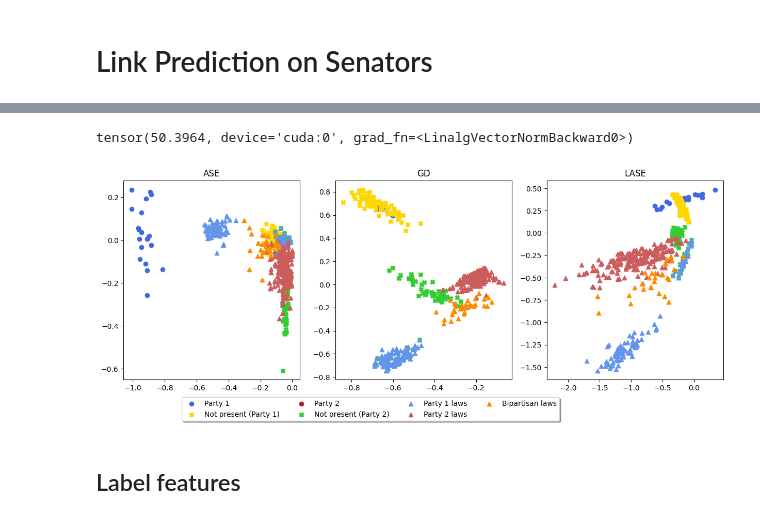
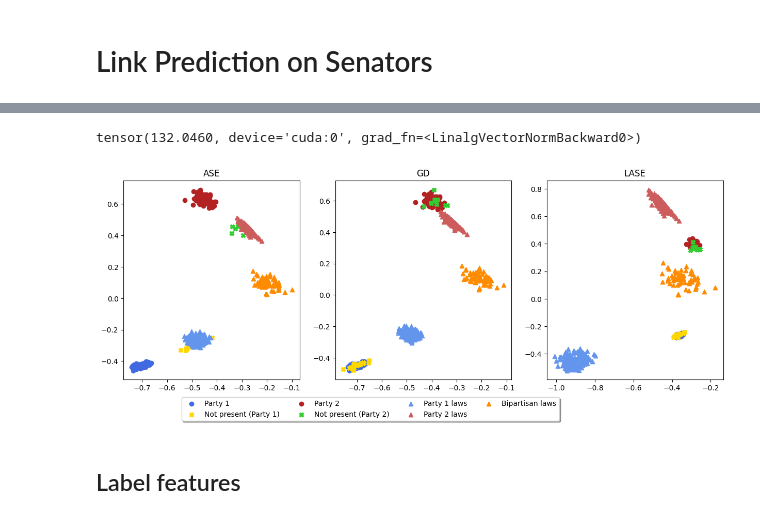
Before and after one commit to sofiperez91/LASE, a Jupyter notebook: notebooks/bipartite_link_prediction.ipynb, the cells around one changed output, grey strips where cells are left out. Drawn from its saved outputs; the diff is of its cells as text; code cells hidden in the pictures.

```diff
--- a/notebooks/bipartite_link_prediction.ipynb
+++ b/notebooks/bipartite_link_prediction.ipynb
@@ -279,40 +320,44 @@ loss = torch.norm((out@Q@out.T - to_dense_adj(edge_index).squeeze(0))*mask)
 print(loss)
 x_glase = out.detach().to('cpu')
 x_ase = x_ase.to('cpu')
+
+from models.SVD_truncate import align_Xs
+x_grdpg = align_Xs(x_grdpg, x_ase)
+x_glase = align_Xs(x_glase, x_ase)
 
 
 fig, axes = plt.subplots(1, 3, figsize =(15,5))
 axes[0].scatter(x_ase[n_P1_np:n_P1,0],x_ase[n_P1_np:n_P1,2], c='royalblue',marker='o',label='Party 1')
 axes[0].scatter(x_ase[:n_P1_np,0],x_ase[:n_P1_np,2], c='gold',marker='X',label='Not present (Party 1)')
 axes[0].scatter(x_ase[n_P1+n_P2_np:n_P1+n_P2,0],x_ase[n_P1+n_P2_np:n_P1+n_P2,2], c='firebrick',marker='o',label='Party 2')
 axes[0].scatter(x_ase[n_P1:n_P1+n_P2_np,0],x_ase[n_P1:n_P1+n_P2_np,2], c='limegreen',marker='X',label='Not present (Party 2)')
 axes[0].scatter(x_ase[n_P1+n_P2:n_P1+n_P2+n_L1,0],x_ase[n_P1+n_P2:n_P1+n_P2+n_L1,2], c='cornflowerblue',marker='^',label='Party 1 laws')
 axes[0].scatter(x_ase[n_P1+n_P2+n_L1:n_P1+n_P2+n_L1+n_L2,0],x_ase[n_P1+n_P2+n_L1:n_P1+n_P2+n_L1+n_L2,2],c='indianred',marker='^',label='Party 2 laws')
 axes[0].scatter(x_ase[n_P1+n_P2+n_L1+n_L2:,0],x_ase[n_P1+n_P2+n_L1+n_L2:,2],c='darkorange',marker='^',label='Bipartisan laws')
 axes[0].set_title('ASE')
 
 axes[1].scatter(x_grdpg[n_P1_np:n_P1,0],x_grdpg[n_P1_np:n_P1,2], c='royalblue',marker='o',label='Party 1')
 axes[1].scatter(x_grdpg[:n_P1_np,0],x_grdpg[:n_P1_np,2], c='gold',marker='X',label='Not present (Party 1)')
 axes[1].scatter(x_grdpg[n_P1+n_P2_np:n_P1+n_P2,0],x_grdpg[n_P1+n_P2_np:n_P1+n_P2,2], c='firebrick',marker='o',label='Party 2')
 axes[1].scatter(x_grdpg[n_P1:n_P1+n_P2_np,0],x_grdpg[n_P1:n_P1+n_P2_np,2], c='limegreen',marker='X',label='Not present (Party 2)')
 axes[1].scatter(x_grdpg[n_P1+n_P2:n_P1+n_P2+n_L1,0],x_grdpg[n_P1+n_P2:n_P1+n_P2+n_L1,2], c='cornflowerblue',marker='^',label='Party 1 laws')
 axes[1].scatter(x_grdpg[n_P1+n_P2+n_L1:n_P1+n_P2+n_L1+n_L2,0],x_grdpg[n_P1+n_P2+n_L1:n_P1+n_P2+n_L1+n_L2,2],c='indianred',marker='^',label='Party 2 laws')
 axes[1].scatter(x_grdpg[n_P1+n_P2+n_L1+n_L2:,0],x_grdpg[n_P1+n_P2+n_L1+n_L2:,2],c='darkorange',marker='^',label='Bipartisan laws')
 axes[1].set_title('GD')
 
 axes[2].scatter(x_glase[n_P1_np:n_P1,0],x_glase[n_P1_np:n_P1,2], c='royalblue',marker='o',label='Party 1')
 axes[2].scatter(x_glase[:n_P1_np,0],x_glase[:n_P1_np,2], c='gold',marker='X',label='Not present (Party 1)')
 axes[2].scatter(x_glase[n_P1+n_P2_np:n_P1+n_P2,0],x_glase[n_P1+n_P2_np:n_P1+n_P2,2], c='firebrick',marker='o',label='Party 2')
 axes[2].scatter(x_glase[n_P1:n_P1+n_P2_np,0],x_glase[n_P1:n_P1+n_P2_np,2], c='limegreen',marker='X',label='Not present (Party 2)')
 axes[2].scatter(x_glase[n_P1+n_P2:n_P1+n_P2+n_L1,0],x_glase[n_P1+n_P2:n_P1+n_P2+n_L1,2], c='cornflowerblue',marker='^',label='Party 1 laws')
 axes[2].scatter(x_glase[n_P1+n_P2+n_L1:n_P1+n_P2+n_L1+n_L2,0],x_glase[n_P1+n_P2+n_L1:n_P1+n_P2+n_L1+n_L2,2],c='indianred',marker='^',label='Party 2 laws')
 axes[2].scatter(x_glase[n_P1+n_P2+n_L1+n_L2:,0],x_glase[n_P1+n_P2+n_L1+n_L2:,2],c='darkorange',marker='^',label='Bipartisan laws')
 axes[2].set_title('LASE')
 plt.legend(loc='upper center', bbox_to_anchor=(-1, -0.07),fancybox=True, shadow=True, ncol=4)
 plt.show()
 # %% [output]
-tensor(50.3964, device='cuda:0', grad_fn=<LinalgVectorNormBackward0>)
+tensor(132.0460, device='cuda:0', grad_fn=<LinalgVectorNormBackward0>)
-[figure, old version]
+[figure, new version]
 # %% [markdown]
 ## Label features
 # %%
```
Also changed, not shown: parts of 32 cells of this notebook, 21 other files.
